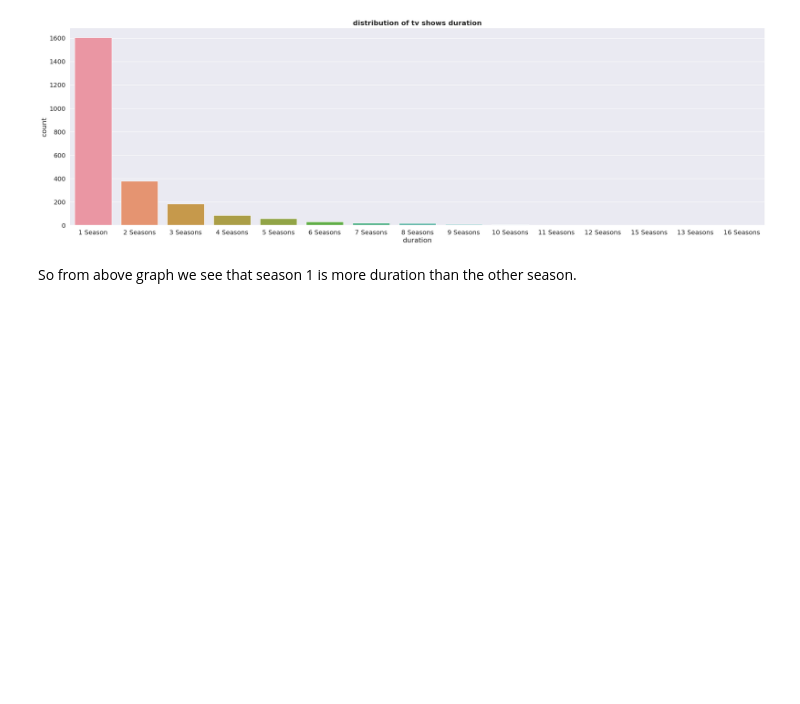
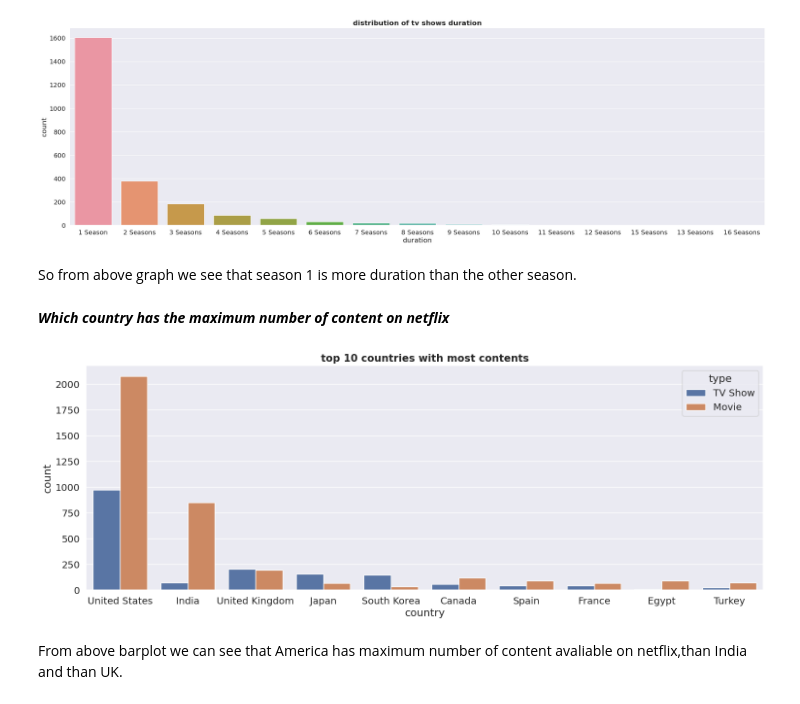
Before and after one commit to fkofkf431/Netflix-Movies-and-TV-Shows-Clustering-capstone-project, a Jupyter notebook: Netflix_Movies_and_TV_Shows(Clustering)_Capstone_project.ipynb, the cells around one changed output. Saved outputs shown, nothing was run; the diff lists cells and outputs as text; code cells hidden in the pictures; blank space fills up the shorter version.

```diff
--- a/Netflix_Movies_and_TV_Shows(Clustering)_Capstone_project.ipynb
+++ b/Netflix_Movies_and_TV_Shows(Clustering)_Capstone_project.ipynb
@@ -348,3 +348,15 @@ plt.show()
 [figure]
 # %% [markdown]
 So from above graph we see that season 1 is more duration than the other season.
+# %% [markdown]
+***Which country has the maximum number of content on netflix***
+# %%
+#Checking top 10 countries with most content
+plt.figure(figsize=(18,6))
+sns.countplot(x=df['country'],order=df['country'].value_counts().index[0:10],hue=df['type'])
+plt.title('top 10 countries with most contents',fontsize=15,fontweight='bold')
+plt.show()
+# %% [output]
+[figure, added]
+# %% [markdown]
+From above barplot we can see that America has maximum number of content avaliable on netflix,than India and than UK.
```
Also changed, not shown: parts of 17 cells of this notebook.
